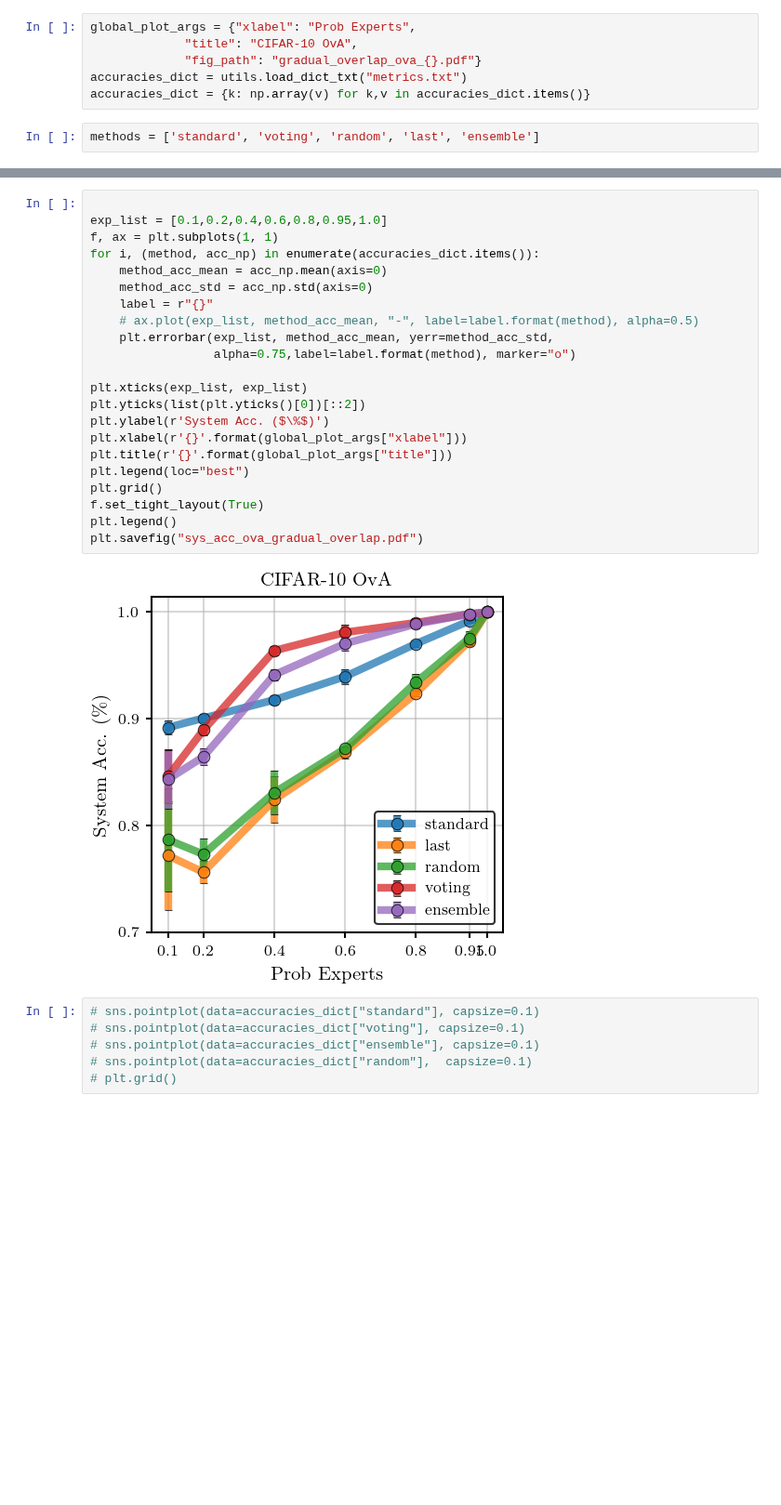
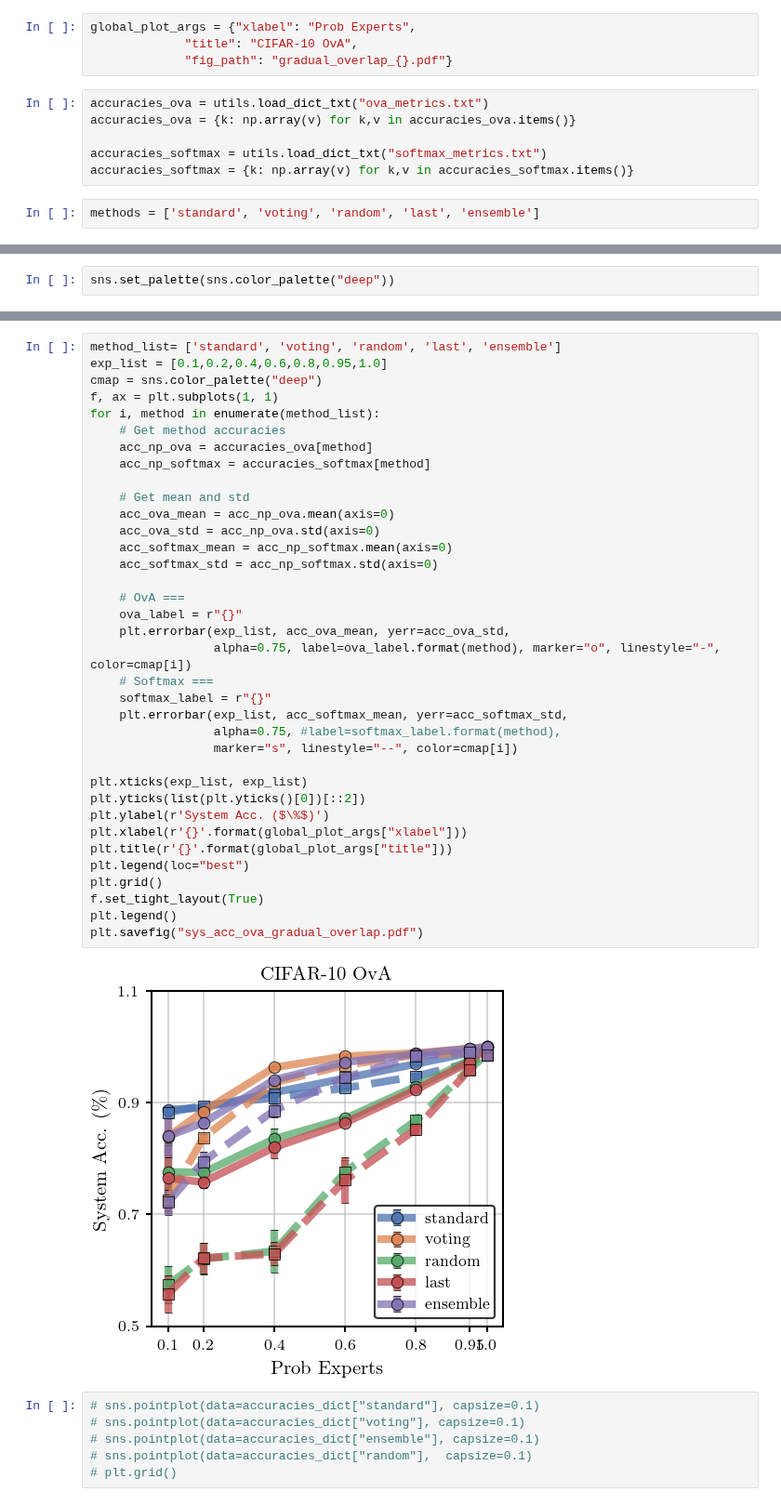
Before and after one commit to rajevv/Multi_L2D, a Jupyter notebook: CIFAR-10/results/fancy_plots_test.ipynb, the cells around one changed output, grey strips where cells are left out. Shown at 93% size. Saved outputs shown, nothing was run; the diff lists cells and outputs as text; blank space fills up the shorter version.

Commit message:
Update fancy_plots_test.ipynb. Final plot for Sys. Acc.

```diff
--- a/CIFAR-10/results/fancy_plots_test.ipynb
+++ b/CIFAR-10/results/fancy_plots_test.ipynb
@@ -12,9 +13,13 @@ from conformal import utils
 # %%
 global_plot_args = {"xlabel": "Prob Experts",
              "title": "CIFAR-10 OvA",
-             "fig_path": "gradual_overlap_ova_{}.pdf"}
-accuracies_dict = utils.load_dict_txt("metrics.txt")
-accuracies_dict = {k: np.array(v) for k,v in accuracies_dict.items()}
+             "fig_path": "gradual_overlap_{}.pdf"}
+# %%
+accuracies_ova = utils.load_dict_txt("ova_metrics.txt")
+accuracies_ova = {k: np.array(v) for k,v in accuracies_ova.items()}
+
+accuracies_softmax = utils.load_dict_txt("softmax_metrics.txt")
+accuracies_softmax = {k: np.array(v) for k,v in accuracies_softmax.items()}
 # %%
 methods = ['standard', 'voting', 'random', 'last', 'ensemble']
 # %%
@@ -85,0 +93,2 @@ plt.rcParams.update(markers.with_edge())
+# %%
+sns.set_palette(sns.color_palette("deep"))
@@ -86,27 +112,41 @@ plt.rcParams.update(markers.with_edge())
 # %%
+method_list= ['standard', 'voting', 'random', 'last', 'ensemble']
+exp_list = [0.1,0.2,0.4,0.6,0.8,0.95,1.0]
+cmap = sns.color_palette("deep")
+f, ax = plt.subplots(1, 1)
+for i, method in enumerate(method_list):
+    # Get method accuracies
+    acc_np_ova = accuracies_ova[method]
+    acc_np_softmax = accuracies_softmax[method]
 
-exp_list = [0.1,0.2,0.4,0.6,0.8,0.95,1.0]
-f, ax = plt.subplots(1, 1)
-for i, (method, acc_np) in enumerate(accuracies_dict.items()):
-    method_acc_mean = acc_np.mean(axis=0)
-    method_acc_std = acc_np.std(axis=0)
-    label = r"{}"
-    # ax.plot(exp_list, method_acc_mean, "-", label=label.format(method), alpha=0.5)
-    plt.errorbar(exp_list, method_acc_mean, yerr=method_acc_std,
-                 alpha=0.75,label=label.format(method), marker="o")
+    # Get mean and std
+    acc_ova_mean = acc_np_ova.mean(axis=0)
+    acc_ova_std = acc_np_ova.std(axis=0)
+    acc_softmax_mean = acc_np_softmax.mean(axis=0)
+    acc_softmax_std = acc_np_softmax.std(axis=0)
+
+    # OvA ===
+    ova_label = r"{}"
+    plt.errorbar(exp_list, acc_ova_mean, yerr=acc_ova_std,
+                 alpha=0.75, label=ova_label.format(method), marker="o", linestyle="-", color=cmap[i])
+    # Softmax ===
+    softmax_label = r"{}"
+    plt.errorbar(exp_list, acc_softmax_mean, yerr=acc_softmax_std,
+                 alpha=0.75, #label=softmax_label.format(method),
+                 marker="s", linestyle="--", color=cmap[i])
 
 plt.xticks(exp_list, exp_list)
 plt.yticks(list(plt.yticks()[0])[::2])
 plt.ylabel(r'System Acc. ($\%$)')
 plt.xlabel(r'{}'.format(global_plot_args["xlabel"]))
 plt.title(r'{}'.format(global_plot_args["title"]))
 plt.legend(loc="best")
 plt.grid()
 f.set_tight_layout(True)
 plt.legend()
 plt.savefig("sys_acc_ova_gradual_overlap.pdf")
 # %% [output]
-[figure, old version]
+[figure, new version]
 # %%
 # sns.pointplot(data=accuracies_dict["standard"], capsize=0.1)
 # sns.pointplot(data=accuracies_dict["voting"], capsize=0.1)
```
Also changed, not shown: parts of 5 cells of this notebook.
